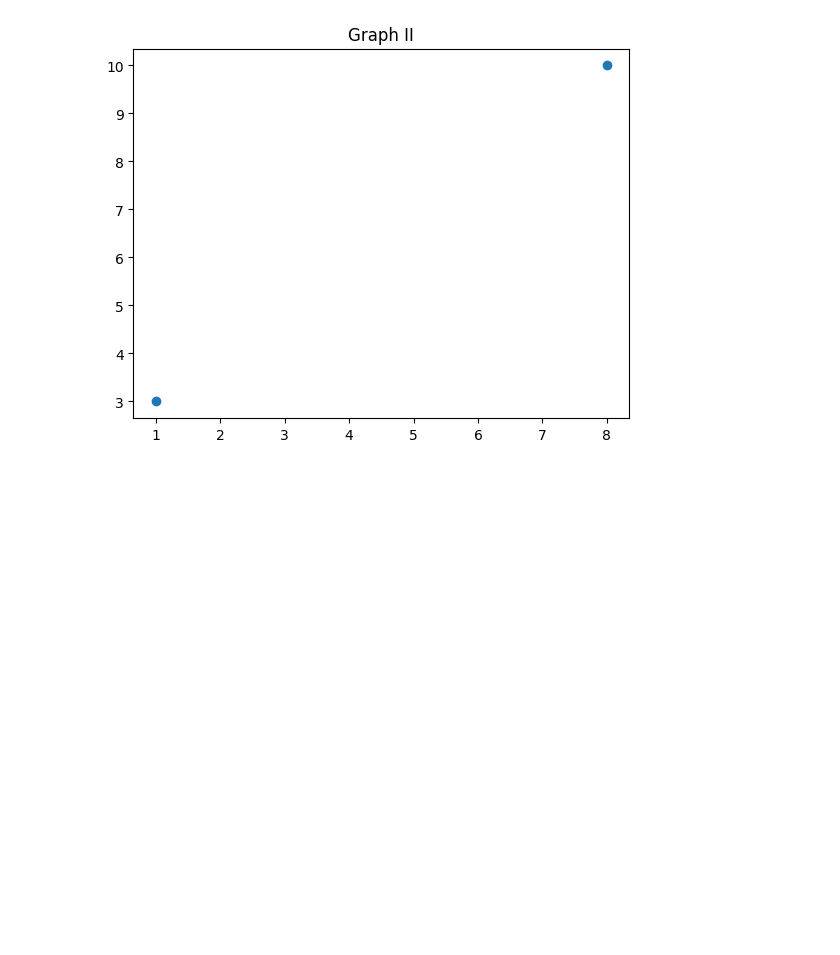
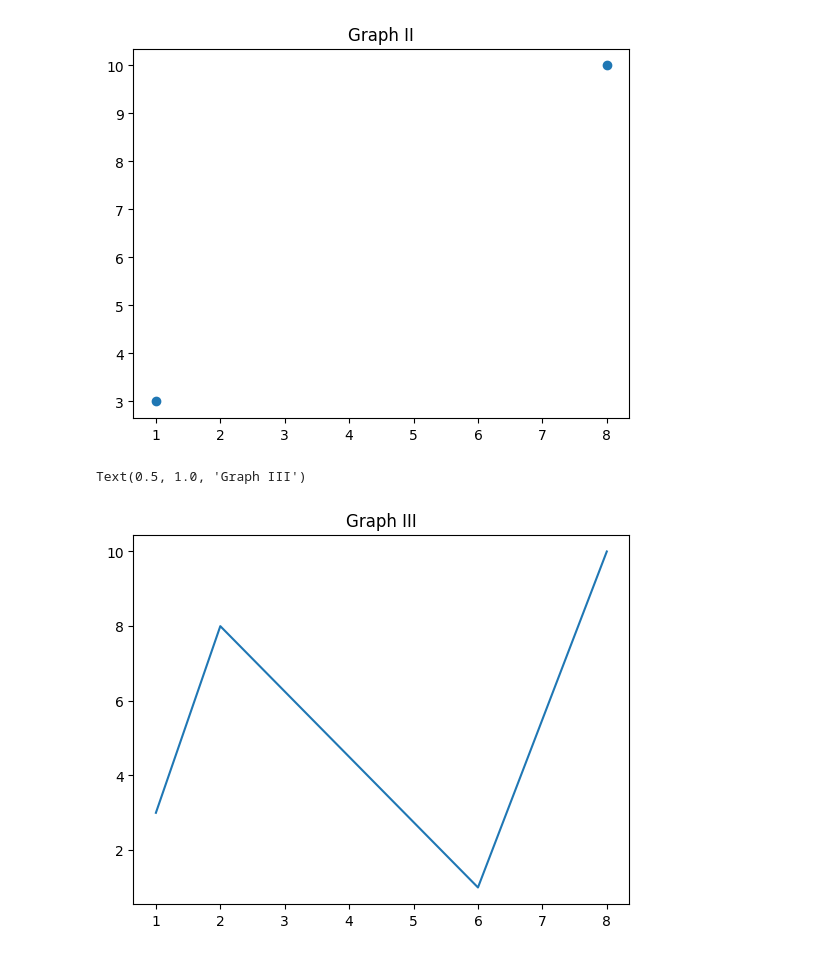
Before and after one commit to V-Adithya/DAV-Python, a Jupyter notebook: DAV Labsheet 1.ipynb, the cells around one changed output. Saved outputs shown, nothing was run; the diff lists cells and outputs as text; code cells hidden in the pictures; blank space fills up the shorter version.

```diff
--- a/DAV Labsheet 1.ipynb
+++ b/DAV Labsheet 1.ipynb
@@ -104,3 +104,12 @@ plt.title("Graph II")
 # %% [output]
 Text(0.5, 1.0, 'Graph II')
 [figure]
+# %%
+x=np.array([1,2,6,8])
+y=np.array([3,8,1,10])
+
+plt.plot(x,y,)
+plt.title("Graph III")
+# %% [output]
+Text(0.5, 1.0, 'Graph III')
+[figure, added]
```
